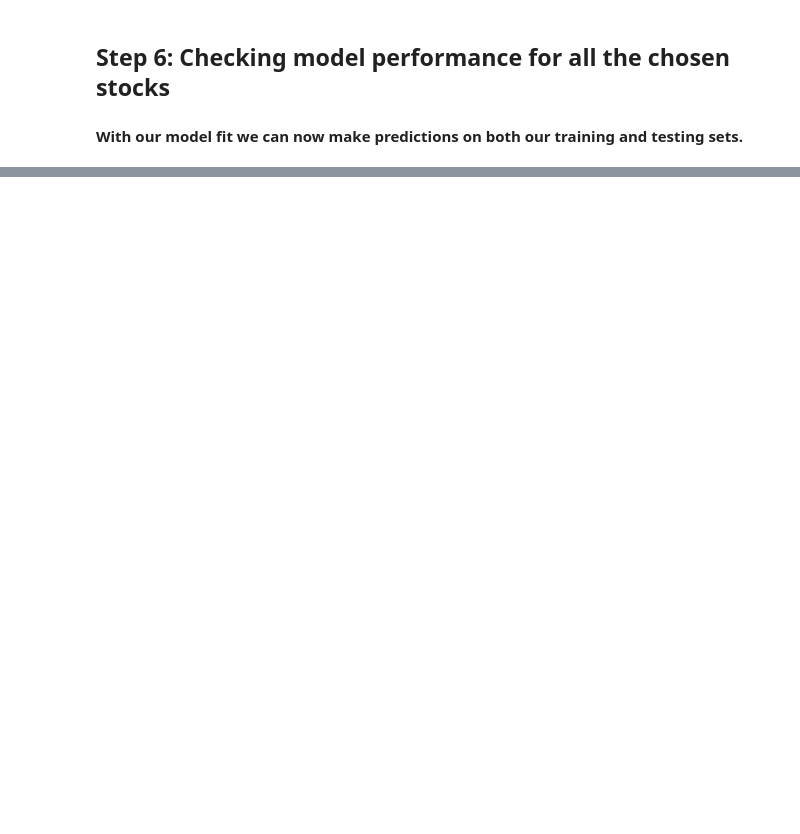
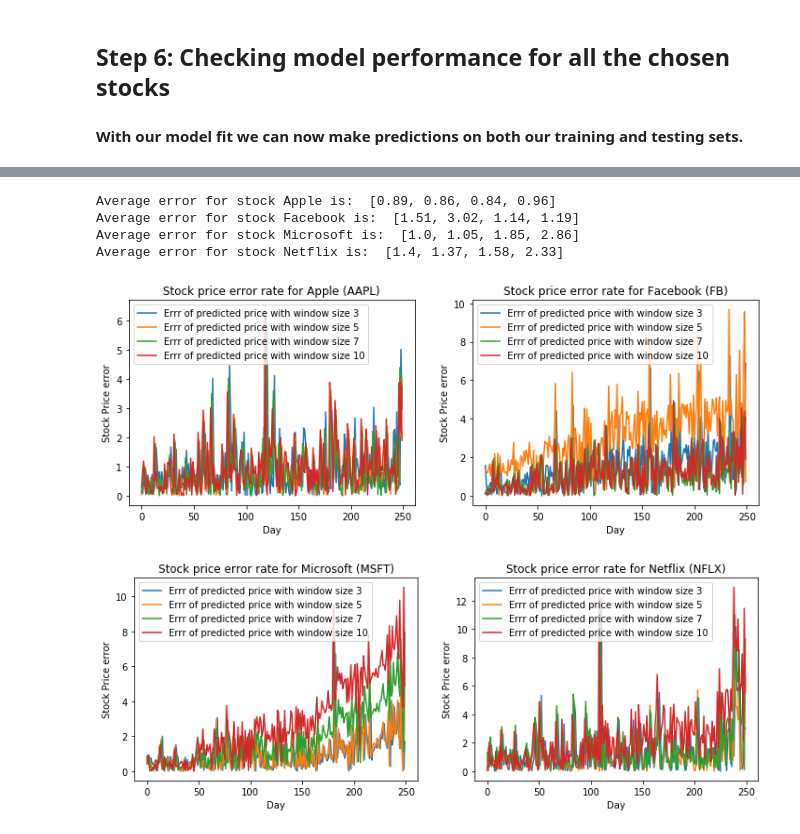
Before and after one commit to Ben-USC/Laidata_projects, a Jupyter notebook: project_4_stock_price_prediction_with_DL/Stock_price_and_market_index_prediction_with_DL_keras.ipynb, the cells around one changed output, grey strips where cells are left out. Saved outputs shown, nothing was run; the diff lists cells and outputs as text; code cells hidden in the pictures; blank space fills up the shorter version.

```diff
--- a/project_4_stock_price_prediction_with_DL/Stock_price_and_market_index_prediction_with_DL_keras.ipynb
+++ b/project_4_stock_price_prediction_with_DL/Stock_price_and_market_index_prediction_with_DL_keras.ipynb
@@ -526,3 +567,14 @@ result_df = pd.DataFrame({'pred':list(np.reshape(pred, (-1))),'act':list(np.resh
+# %%
+plot_error_rate(['AAPL','FB'], Ts, np.asarray(range(0,250)), [code_price_err['AAPL'], code_price_err['FB']])
+
+plot_error_rate(['MSFT','NFLX'], Ts, np.asarray(range(0,250)), [code_price_err['MSFT'], code_price_err['NFLX']])
+# %% [output]
+Average error for stock Apple is:  [0.89, 0.86, 0.84, 0.96]
+Average error for stock Facebook is:  [1.51, 3.02, 1.14, 1.19]
+Average error for stock Microsoft is:  [1.0, 1.05, 1.85, 2.86]
+Average error for stock Netflix is:  [1.4, 1.37, 1.58, 2.33]
+[figure, added]
+[figure, added]
 # %%
 # plot original data
 code = 'GOOGL'
```
Also changed, not shown: parts of 18 cells of this notebook.
